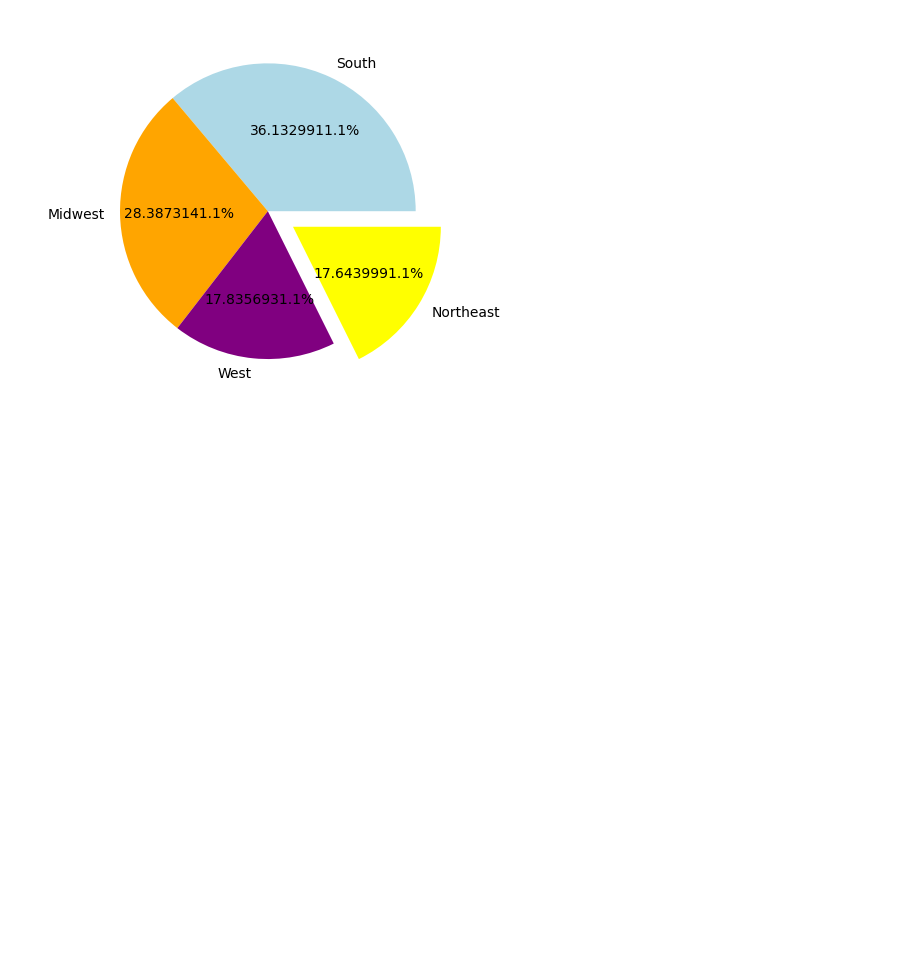
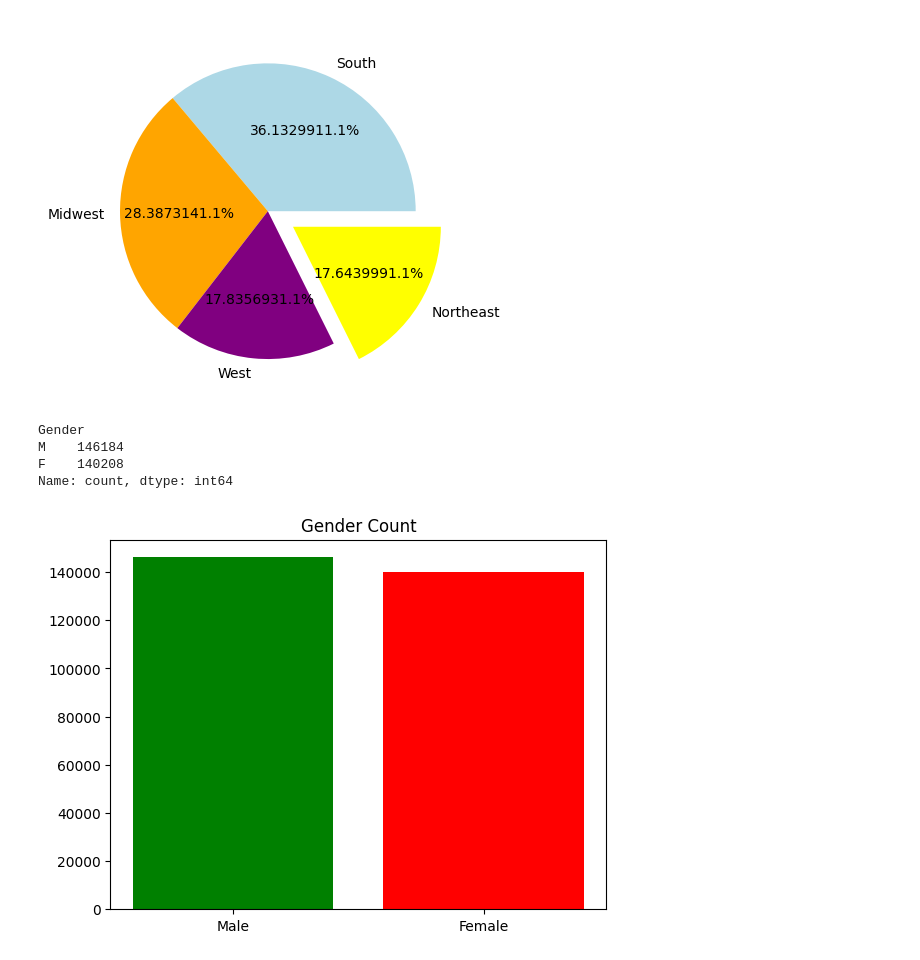
Before and after one commit to kianpaya/customer-analysis, a Jupyter notebook: costumer.ipynb, the cells around one changed output. Saved outputs shown, nothing was run; the diff lists cells and outputs as text; code cells hidden in the pictures; blank space fills up the shorter version.

```diff
--- a/costumer.ipynb
+++ b/costumer.ipynb
@@ -131,3 +131,18 @@ plt.pie(d , labels=titles , explode=explode , colors=colors , autopct="%f1.1%%")
 plt.show()
 # %% [output]
 [figure]
+# %%
+df["Gender"].value_counts()
+# %% [output]
+Gender
+M    146184
+F    140208
+Name: count, dtype: int64
+# %%
+male = df[df["Gender"] == "M"]
+female = df[df["Gender"] == "F"]
+plt.bar(["Male" , "Female"] , [len(male) , len(female)] , color=["green" , "red"])
+plt.title("Gender Count")
+plt.show()
+# %% [output]
+[figure, added]
```
Also changed, not shown: parts of 3 cells of this notebook.
